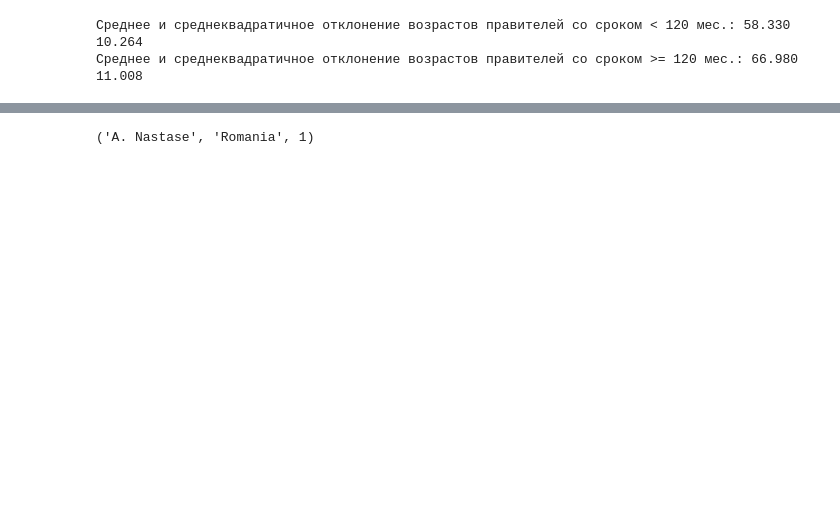
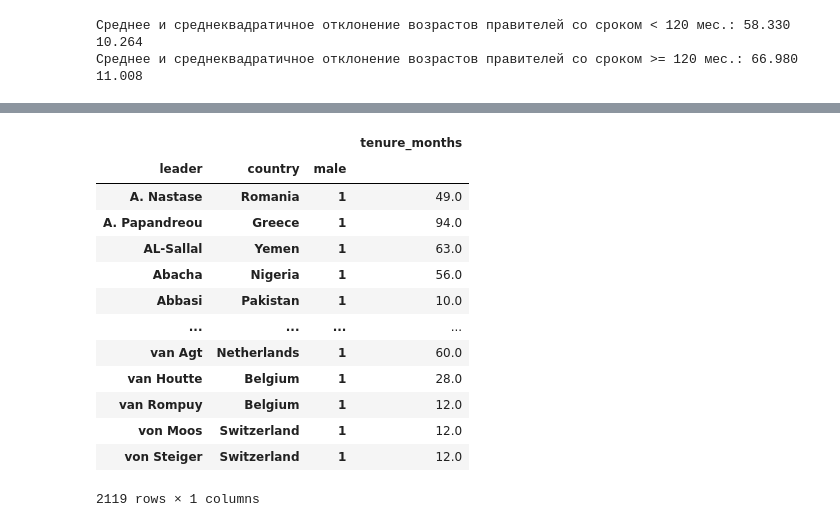
Before and after one commit to lamer64ick/UNI-projects, a Jupyter notebook: python/bigdata/lab2/lab2.ipynb, the cells around one changed output, grey strips where cells are left out. Cells and saved outputs as stored; diff of their text form; code cells hidden in the pictures; blank space fills up the shorter version.

```diff
--- a/python/bigdata/lab2/lab2.ipynb
+++ b/python/bigdata/lab2/lab2.ipynb
@@ -83,4 +100,17 @@ reign_csv[country & name & el]
 # %%
-pd.DataFrame(reign_csv.groupby(['leader', 'country', 'male']))
+pd.DataFrame(reign_csv.groupby(['leader', 'country', 'male']).agg({'tenure_months': 'max'}))
 # %% [output]
+|  |  |  | tenure_months |
+| leader | country | male |  |
+| A. Nastase | Romania | 1 | 49.0 |
+| A. Papandreou | Greece | 1 | 94.0 |
+| AL-Sallal | Yemen | 1 | 63.0 |
+| Abacha | Nigeria | 1 | 56.0 |
+| Abbasi | Pakistan | 1 | 10.0 |
+| ... | ... | ... | ... |
+| van Agt | Netherlands | 1 | 60.0 |
+| van Houtte | Belgium | 1 | 28.0 |
+| van Rompuy | Belgium | 1 | 12.0 |
+| von Moos | Switzerland | 1 | 12.0 |
+| von Steiger | Switzerland | 1 | 12.0 |
-('A. Nastase', 'Romania', 1)
+2119 rows × 1 columns
```
Also changed, not shown: parts of 3 cells of this notebook, 2 other files.
